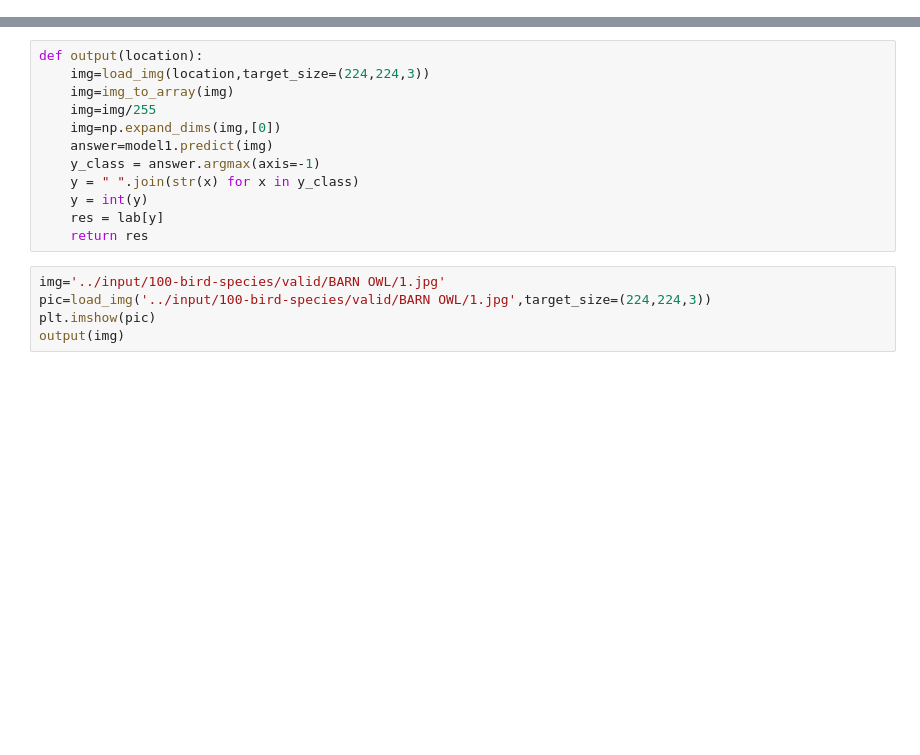
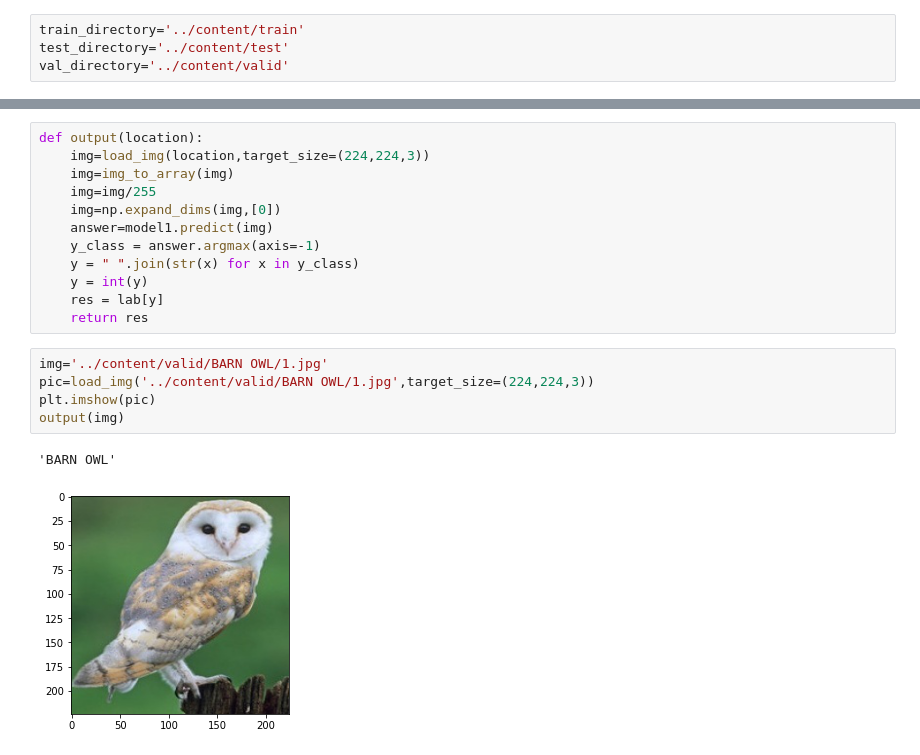
Before and after one commit to Vineesh1998/Mini-Project, a Jupyter notebook: bird_classification.ipynb, the cells around one changed output, grey strips where cells are left out. Saved outputs shown, nothing was run; the diff lists cells and outputs as text; blank space fills up the shorter version.

```diff
--- a/bird_classification.ipynb
+++ b/bird_classification.ipynb
@@ -18,3 +64,7 @@ val_directory='../input/100-bird-species/valid'
+# %%
+train_directory='../content/train'
+test_directory='../content/test'
+val_directory='../content/valid'
 # %%
 # add preprocessing layer to the front of VGG
 vgg = VGG16(input_shape=IMAGE_SIZE + [3], weights='imagenet', include_top=False)
@@ -108,10 +194,13 @@ def output(location):
     res = lab[y]
     return res
 # %%
-img='../input/100-bird-species/valid/BARN OWL/1.jpg'
-pic=load_img('../input/100-bird-species/valid/BARN OWL/1.jpg',target_size=(224,224,3))
+img='../content/valid/BARN OWL/1.jpg'
+pic=load_img('../content/valid/BARN OWL/1.jpg',target_size=(224,224,3))
 plt.imshow(pic)
 output(img)
+# %% [output]
+'BARN OWL'
+[figure, added]
 # %%
 import tensorflow as tf
 import keras as k
```
Also changed, not shown: parts of 15 cells of this notebook.
